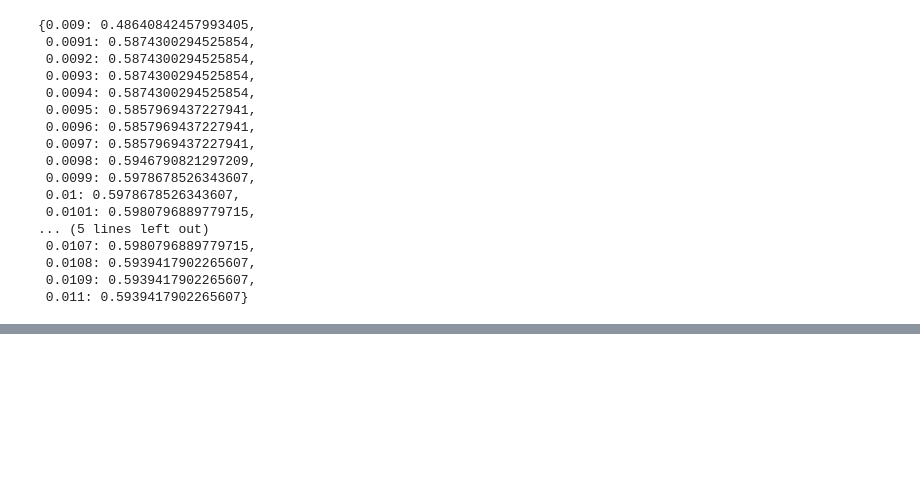
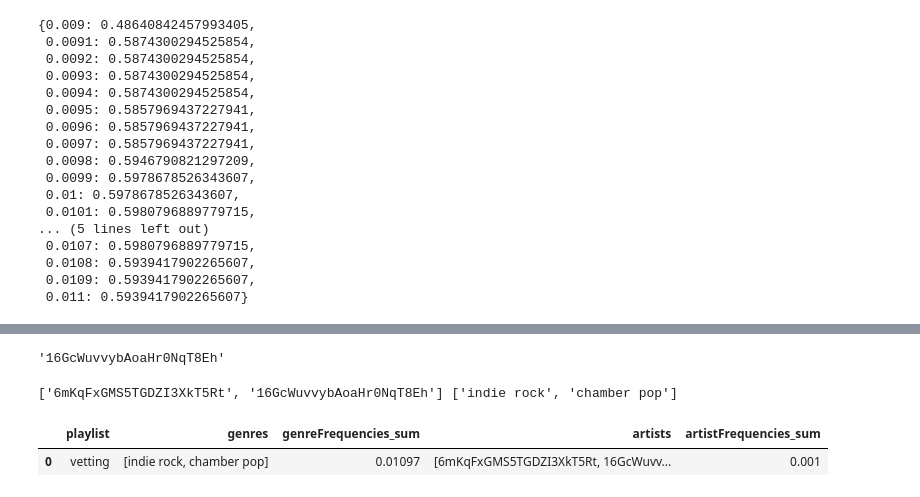
Before and after one commit to bsilver3/RFP2, a Jupyter notebook: SpotifyData_Zach.ipynb, the cells around one changed output, grey strips where cells are left out. Cells and saved outputs as stored; diff of their text form; code cells hidden in the pictures; blank space fills up the shorter version.

```diff
--- a/SpotifyData_Zach.ipynb
+++ b/SpotifyData_Zach.ipynb
@@ -273,0 +290,44 @@ plt.show()
+# %%
+vetting['tracks']['items'][0]['track']['album']['artists'][0]['uri'].split(':')[2]
+# %% [output]
+'16GcWuvvybAoaHr0NqT8Eh'
+# %%
+vettingArtists = []
+for i in range(len(vetting['tracks']['items'])):
+    artist = vetting['tracks']['items'][i]['track']['album']['artists'][0]['uri'].split(':')[2]
+    vettingArtists.append(artist)
+# %%
+vettingGenres = []
+for artist in vettingArtists:
+    genres = []
+    if artist in artistData:
+        genres = artistData[artist]['genres']
+    else:
+        genres = []
+    for genre in genres:
+        vettingGenres.append(genre)
+# %%
+vettingArtists = findModes(vettingArtists, 2)
+vettingGenres = findModes(vettingGenres, 2)
+print(vettingArtists, vettingGenres)
+# %% [output]
+['6mKqFxGMS5TGDZI3XkT5Rt', '16GcWuvvybAoaHr0NqT8Eh'] ['indie rock', 'chamber pop']
+# %%
+af = 0
+gf = 0
+for i in range(len(vettingArtists)):
+    f1 = getFrequency(allArtists, vettingArtists[i])
+    f2 = getFrequency(allGenres, vettingGenres[i])
+    af += f1
+    gf += f2
+
+vettingInfo = pd.DataFrame({'playlist': ['vetting'],
+           'genres': [vettingGenres],
+           'genreFrequencies_sum':[gf],
+           'artists': [vettingArtists],
+           'artistFrequencies_sum':[af]})
+# %%
+vettingInfo
+# %% [output]
+|  | playlist | genres | genreFrequencies_sum | artists | artistFrequencies_sum |
+| 0 | vetting | [indie rock, chamber pop] | 0.01097 | [6mKqFxGMS5TGDZI3XkT5Rt, 16GcWuvv... | 0.001 |
```
Also changed, not shown: parts of 26 cells of this notebook.
